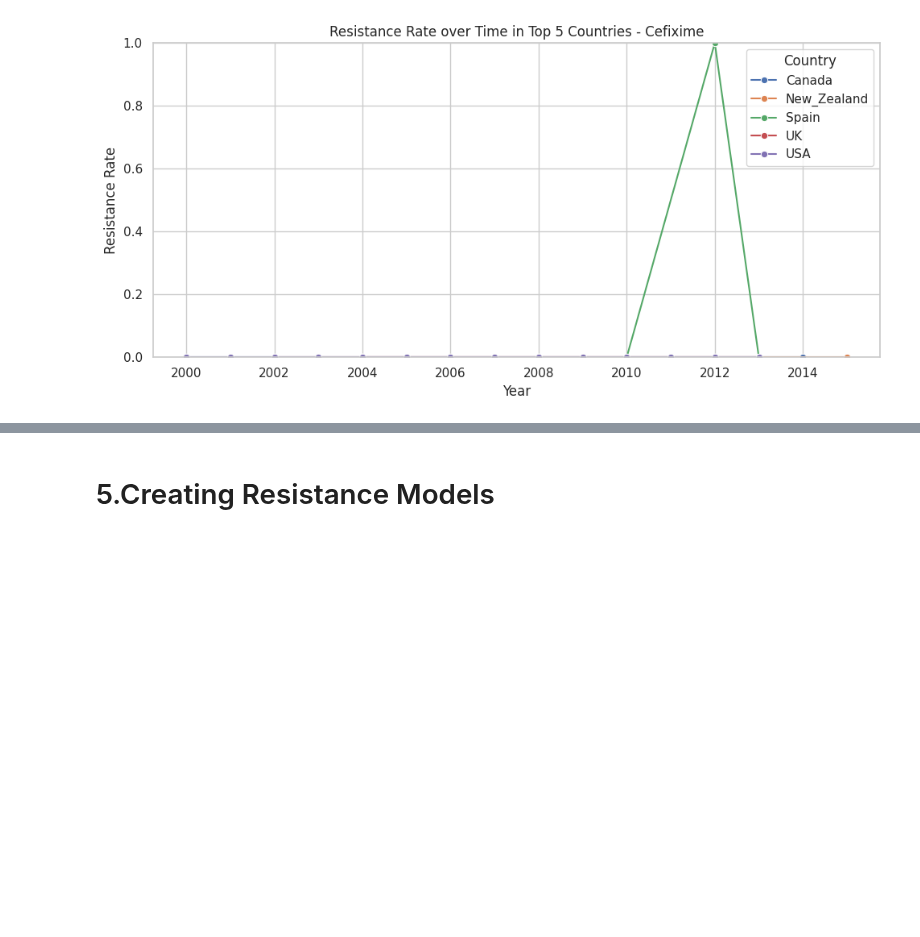
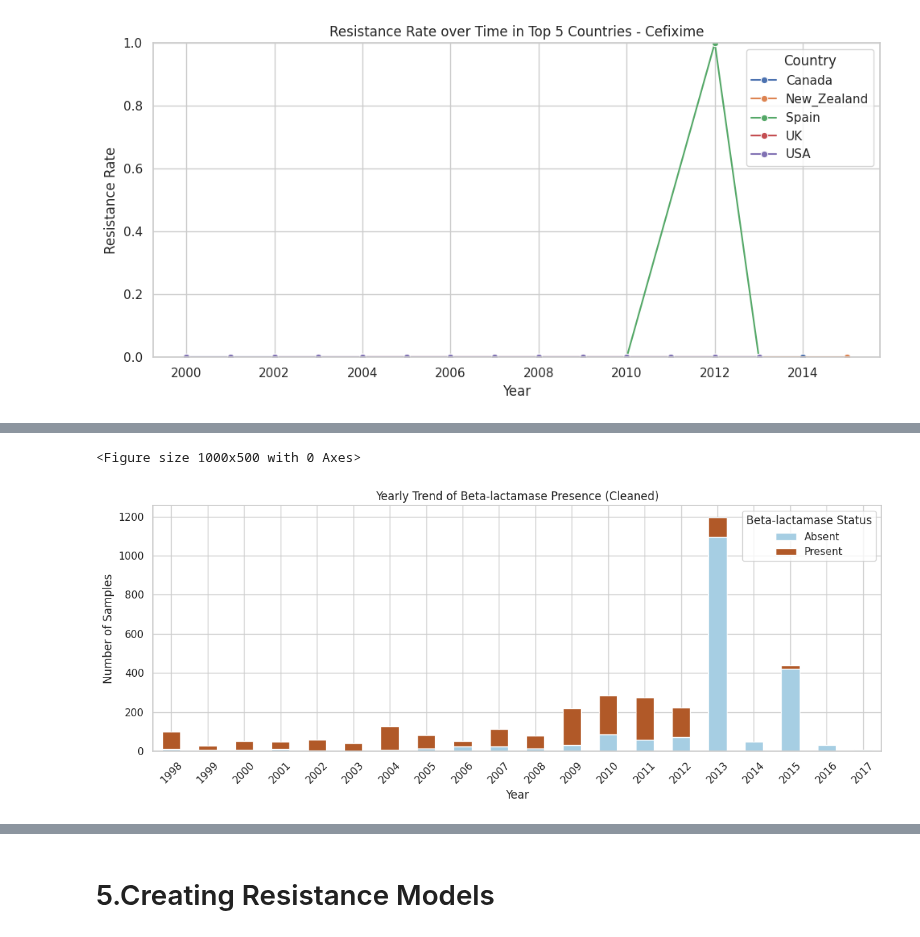
Before and after one commit to MrEktirir/Antibiotics-Resistance-Prediction, a Jupyter notebook: Notebooks/main.ipynb, the cells around one changed output, grey strips where cells are left out. Saved outputs shown, nothing was run; the diff lists cells and outputs as text; code cells hidden in the pictures; blank space fills up the shorter version.

```diff
--- a/Notebooks/main.ipynb
+++ b/Notebooks/main.ipynb
@@ -831,0 +842,31 @@ for abx_col, abx_name in antibiotics.items():
+# %%
+# Clean and standardize 'Beta.lactamase' values
+metadata_df['Beta_lactamase_status'] = metadata_df['Beta.lactamase'].apply(
+    lambda x: 'Present' if str(x).strip().upper() in ['1', '2', 'R', 'S'] else 'Absent'
+)
+
+# Group by Year and Status
+beta_clean_df = (
+    metadata_df[metadata_df['Year'].between(1998, 2030)]
+    .groupby(['Year', 'Beta_lactamase_status'])['Sample_ID']
+    .count()
+    .reset_index()
+)
+
+# Pivot table for plotting
+beta_clean_pivot = beta_clean_df.pivot(index='Year', columns='Beta_lactamase_status', values='Sample_ID').fillna(0)
+
+# Plot
+plt.figure(figsize=(10, 5))
+beta_clean_pivot.plot(kind='bar', stacked=True, colormap='Paired', figsize=(12, 5))
+plt.title('Yearly Trend of Beta-lactamase Presence (Cleaned)')
+plt.xlabel('Year')
+plt.ylabel('Number of Samples')
+plt.legend(title='Beta-lactamase Status')
+plt.xticks(rotation=45)
+plt.tight_layout()
+plt.grid(True)
+plt.show()
+# %% [output]
+<Figure size 1000x500 with 0 Axes>
+[figure, added]
```
Also changed, not shown: parts of 17 cells of this notebook.
